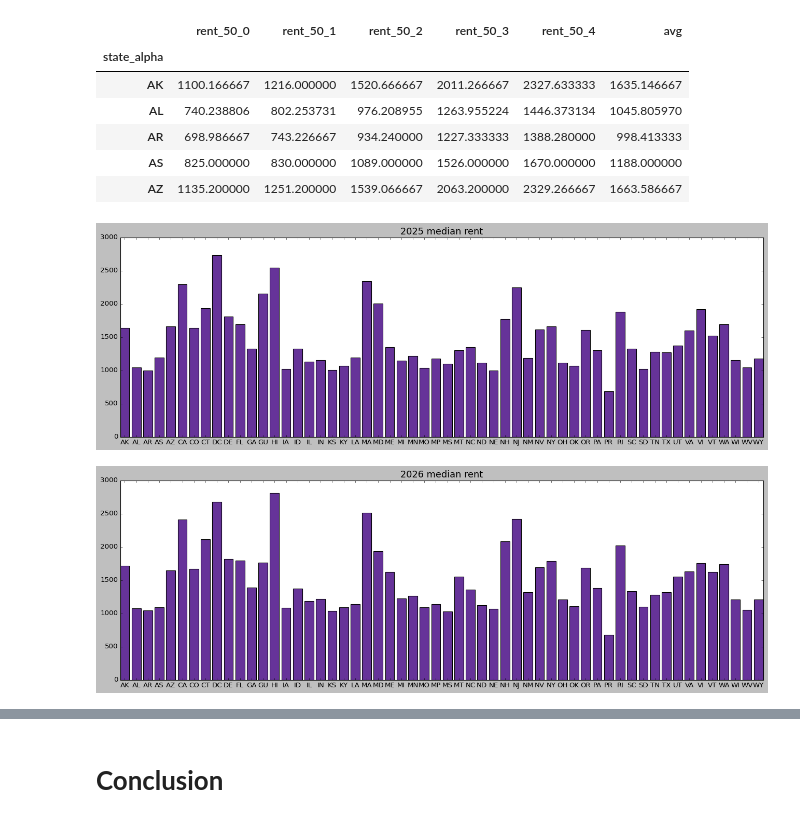
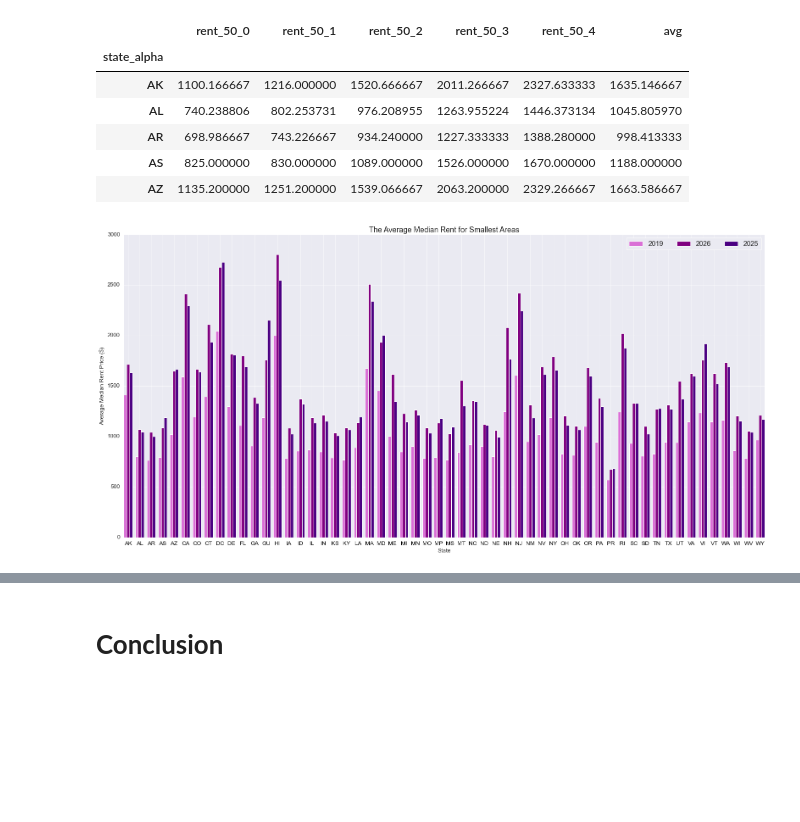
Before and after one commit to Lotus259/MalaysiaHFinal.github.io, a Jupyter notebook: MATPHY231 FinalNotebook/Final_Notebook_Malaysia.ipynb, the cells around one changed output, grey strips where cells are left out. Saved outputs shown, nothing was run; the diff lists cells and outputs as text; code cells hidden in the pictures; blank space fills up the shorter version.

```diff
--- a/MATPHY231 FinalNotebook/Final_Notebook_Malaysia.ipynb
+++ b/MATPHY231 FinalNotebook/Final_Notebook_Malaysia.ipynb
@@ -370,54 +363,28 @@ Median County Rent for 2026: 56 rows, columns: ['rent_50_0', 'rent_50_1', 'rent_
 | AS | 825.000000 | 830.000000 | 1089.000000 | 1526.000000 | 1670.000000 | 1188.000000 |
 | AZ | 1135.200000 | 1251.200000 | 1539.066667 | 2063.200000 | 2329.266667 | 1663.586667 |
 # %%
-# Your visualization here
-#fig, ax = plt.subplots(figsize=(20, 6))
+index = np.arange(56)
+bar_width = 0.25
 
-index = np.arange(56)
-bar_width = 0.1
+fig, ax = plt.subplots(figsize=(20, 10))
 
-plt.figure(figsize=(20,6))
+ax.bar(versus_19.index, versus_19['avg'], width=bar_width, color='orchid', label='2019')
+ax.bar(index + bar_width, versus_26['avg'], width=bar_width, color='purple', label='2026')
+ax.bar(index + (2*bar_width), versus_25['avg'], width=bar_width, color='indigo', label='2025')
 
-plt.bar(versus_25.index, versus_25['avg'], color='rebeccapurple')
-#r1=plt.bar(index, versus_25['avg'], width=bar_width, color='red', label='2025')
-#r2=plt.bar(index+bar_width, versus_26['avg'], width=bar_width, color='blue', label='2026')
+ax.legend(loc='upper right',  ncol=5)
 
-#plt.xticks(index + bar_width, versus_25.index, color='black')
+plt.xticks(index + bar_width, versus_25.index, color='black')
+
+plt.title('2019 vs 2025 vs 2026', fontsize=16)
 
 
+sns.set_style("dark")
 
-#plt.style.use('classic')
-
-plt.title('2025 median rent', fontsize=16)
-#plt.xlabel('Area', fontsize=12)
-#plt.ylabel('Average Median Rent Price ($)', fontsize=12)
-#plt.tight_layout()
+plt.title('The Average Median Rent for Smallest Areas', fontsize=16)
+plt.xlabel('State', fontsize=12)
+plt.ylabel('Average Median Rent Price ($)', fontsize=12)
+plt.tight_layout()
 plt.show()
 # %% [output]
-[figure, old version]
+[figure, new version]
-# %%
-# Your visualization here
-#fig, ax = plt.subplots(figsize=(20, 6))
-
-index = np.arange(56)
-bar_width = 0.1
-
-plt.figure(figsize=(20,6))
-
-plt.bar(versus_26.index, versus_26['avg'], color='rebeccapurple')
-#r1=plt.bar(index, versus_25['avg'], width=bar_width, color='red', label='2025')
-#r2=plt.bar(index+bar_width, versus_26['avg'], width=bar_width, color='blue', label='2026')
-
-#plt.xticks(index + bar_width, versus_25.index, color='black')
-
-
-
-#plt.style.use('classic')
-
-plt.title('2026 median rent', fontsize=16)
-#plt.xlabel('Area', fontsize=12)
-#plt.ylabel('Average Median Rent Price ($)', fontsize=12)
-#plt.tight_layout()
-plt.show()
-# %% [output]
-[figure, removed]
```
Also changed, not shown: parts of 5 cells of this notebook.
